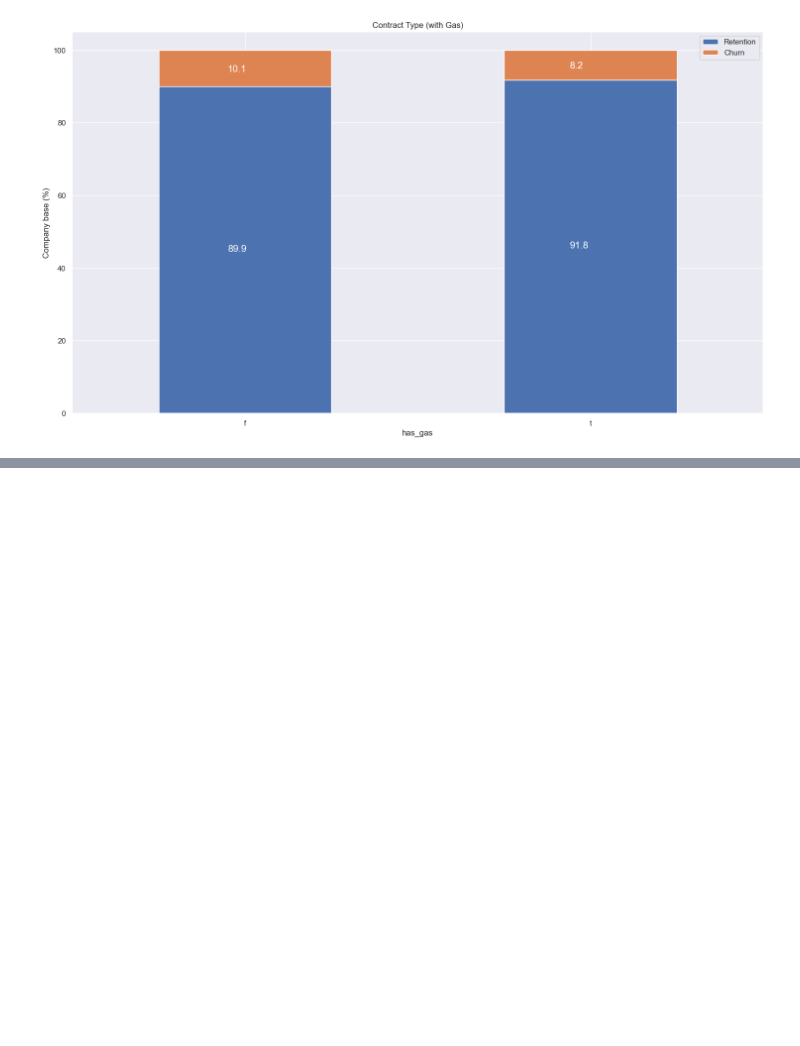
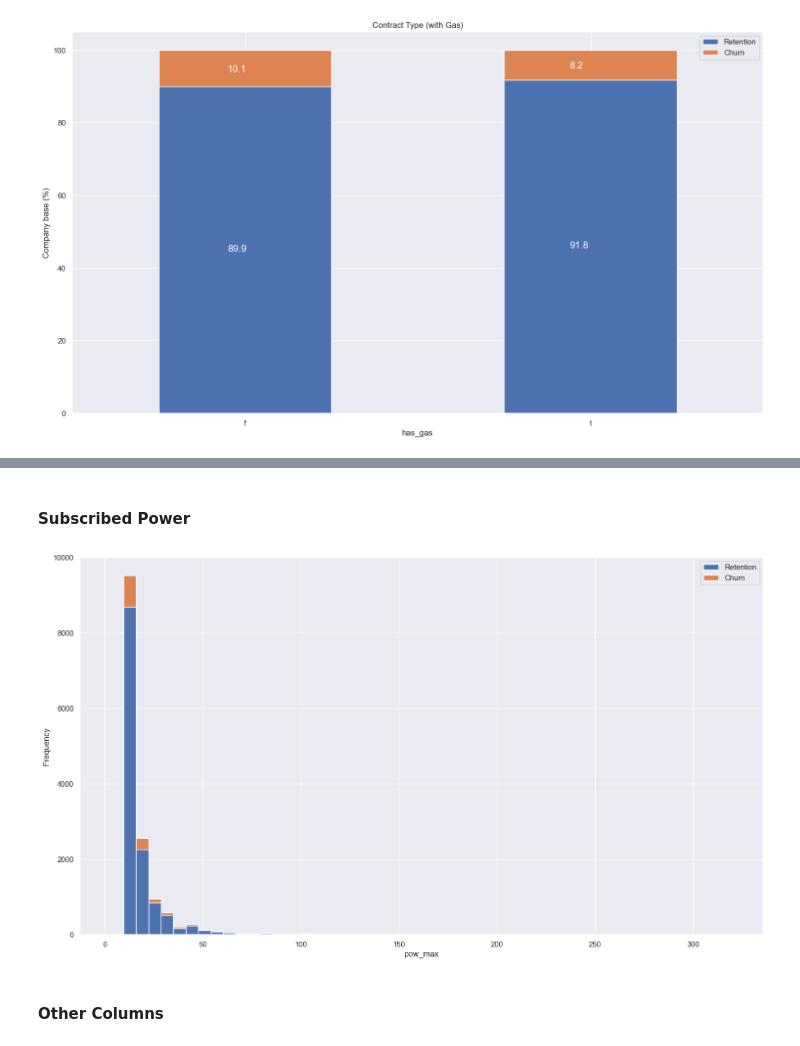
Before and after one commit to dawilwest/BCG_X_Job_Simulation_Tasks, a Jupyter notebook: Task 2 - eda_starter.ipynb, the cells around one changed output, grey strips where cells are left out. Cells and saved outputs as stored; diff of their text form; code cells hidden in the pictures; blank space fills up the shorter version.

```diff
--- a/Task 2 - eda_starter.ipynb
+++ b/Task 2 - eda_starter.ipynb
@@ -289,0 +312,16 @@ plot_stacked_bars(contract_percentage, 'Contract Type (with Gas)')
+# %% [markdown]
+#### Subscribed Power
+# %%
+power = client_df[[
+    'id',
+    'pow_max',
+    'churn'
+]]
+# %%
+fig, axs = plt.subplots(nrows=1, figsize=(18, 10))
+
+plot_distribution(power, 'pow_max', axs)
+# %% [output]
+[figure, added]
+# %% [markdown]
+#### Other Columns
```
Also changed, not shown: parts of 29 cells of this notebook, 1 other file.
